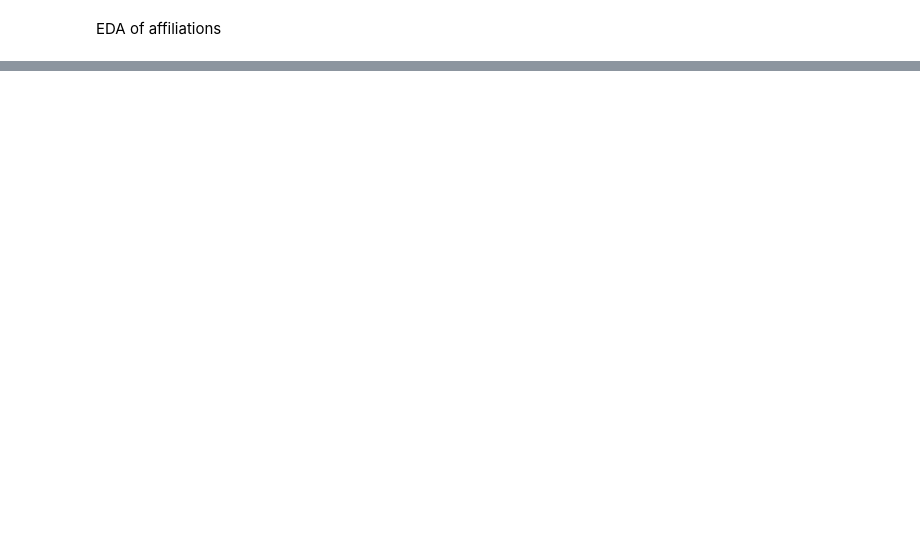
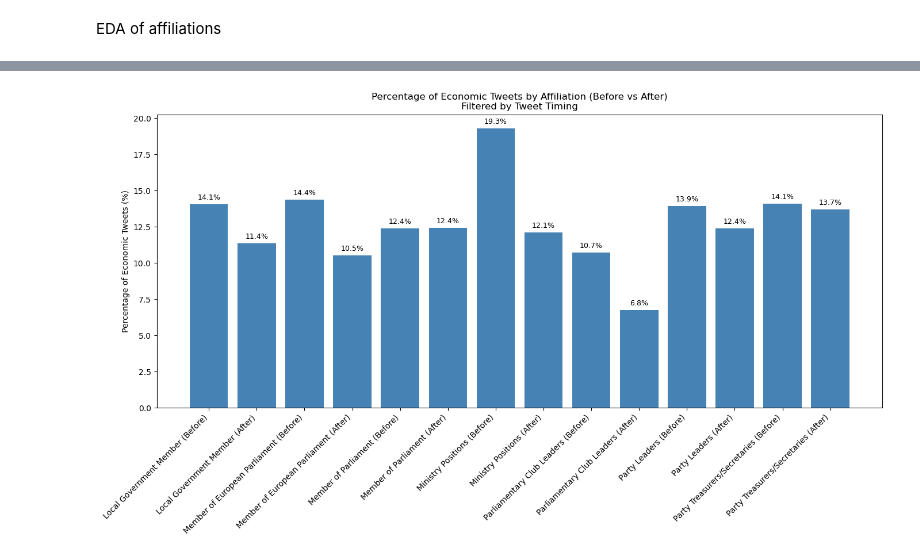
Before and after one commit to MPKuchciak/Twitter, a Jupyter notebook: notebooks/010.Affiliattions.ipynb, the cells around one changed output, grey strips where cells are left out. Cells and saved outputs as stored; diff of their text form; code cells hidden in the pictures; blank space fills up the shorter version.

```diff
--- a/notebooks/010.Affiliattions.ipynb
+++ b/notebooks/010.Affiliattions.ipynb
@@ -23,9 +23,9 @@ from nltk.sentiment import SentimentIntensityAnalyzer
 # %% [markdown]
 reading affiliations
 # %%
-df_aff= pd.read_parquet('../data/03.cleaned/df_clean_translated_affiliations.parquet')
+df_economic_words= pd.read_parquet('../data/03.cleaned/df_clean_translated_affiliations.parquet')
 
-print(df_aff.head(2))
+print(df_economic_words.head(2))
 # %% [output]
                  created_at  \
 0 2024-10-15 19:49:34+00:00
@@ -230,0 +123,86 @@ for column in affiliation_columns:
+# %%
+import pandas as pd
+import matplotlib.pyplot as plt
+
+# Ensure datetime is timezone-aware
+merged_full['created_at'] = pd.to_datetime(merged_full['created_at'], utc=True)
+cutoff_date = pd.Timestamp("2023-10-15", tz='UTC')
+
+# Define role columns
+affiliation_columns = [
+    'MP', 'MEP', 'LG_member', 'marshal_vicemarshal',
+    'Positions_in_Ministries', 'party_presidents/vice_presidents',
+    'Parliamentary_club_presidents', 'Party_Treasurers_Secretaries'
+]
+
+# Mapping for pretty labels
+affiliation_mapping = {
+    'MP': 'Member of Parliament',
+    'MEP': 'Member of European Parliament',
+    'LG_member': 'Local Government Member',
+    'marshal_vicemarshal': 'Marshal/Vice Marshal',
+    'Positions_in_Ministries': 'Ministry Positions',
+    'party_presidents/vice_presidents': 'Party Leaders',
+    'Parliamentary_club_presidents': 'Parliamentary Club Leaders',
+    'Party_Treasurers_Secretaries': 'Party Treasurers/Secretaries'
+}
+
+records = []
+
+# Loop through roles and time (before/after)
+for aff in affiliation_columns:
+    for aff_time in ['before', 'after']:
+        col = f"{aff}_{aff_time}"
+        if col not in merged_full.columns:
+            continue
+
+        # Filter by affiliation role
+        role_df = merged_full[merged_full[col] == True]
+
+        # Further filter by tweet time based on role time
+        if aff_time == 'before':
+            time_filtered = role_df[role_df['created_at'] < cutoff_date]
+        else:
+            time_filtered = role_df[role_df['created_at'] >= cutoff_date]
+
+        total = time_filtered.shape[0]
+        econ_count = time_filtered['has_econ_term_FILTERED'].sum()
+        percentage = (econ_count / total) * 100 if total > 0 else 0
+
+        records.append({
+            'Affiliation': affiliation_mapping[aff],
+            'Timing': aff_time.capitalize(),
+            'Percentage': percentage
+        })
+
+# Create DataFrame for plotting
+plot_df = pd.DataFrame(records)
+plot_df['Group'] = plot_df['Affiliation'] + ' (' + plot_df['Timing'] + ')'
+
+# Sort for better visual order
+plot_df = plot_df.sort_values('Affiliation')
+
+# Plotting
+fig, ax = plt.subplots(figsize=(14, 8))
+bars = ax.bar(plot_df['Group'], plot_df['Percentage'], color='steelblue')
+
+# Add % labels close to bar top
+for bar in bars:
+    height = bar.get_height()
+    ax.text(
+        bar.get_x() + bar.get_width() / 2,
+        height + 0.2,
+        f'{height:.1f}%',
+        ha='center',
+        va='bottom',
+        fontsize=9
+    )
+
+# Styling
+ax.set_ylabel('Percentage of Economic Tweets (%)')
+ax.set_title('Percentage of Economic Tweets by Affiliation (Before vs After)\nFiltered by Tweet Timing')
+ax.set_xticklabels(plot_df['Group'], rotation=45, ha='right')
+plt.tight_layout()
+plt.show()
+# %% [output]
+[figure, added]
```
Also changed, not shown: parts of 13 cells of this notebook, 1 other file.
